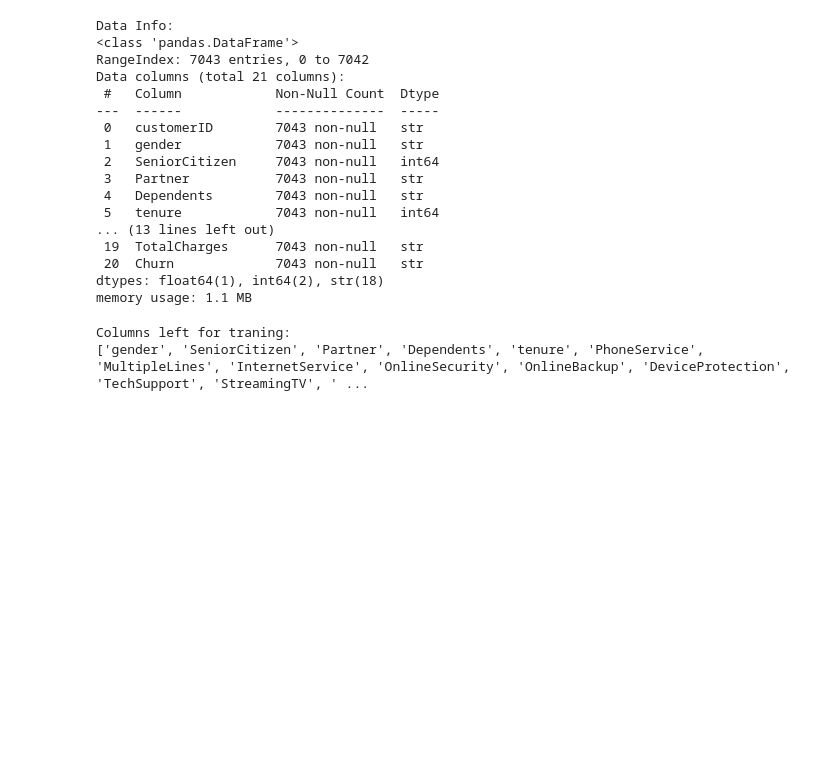
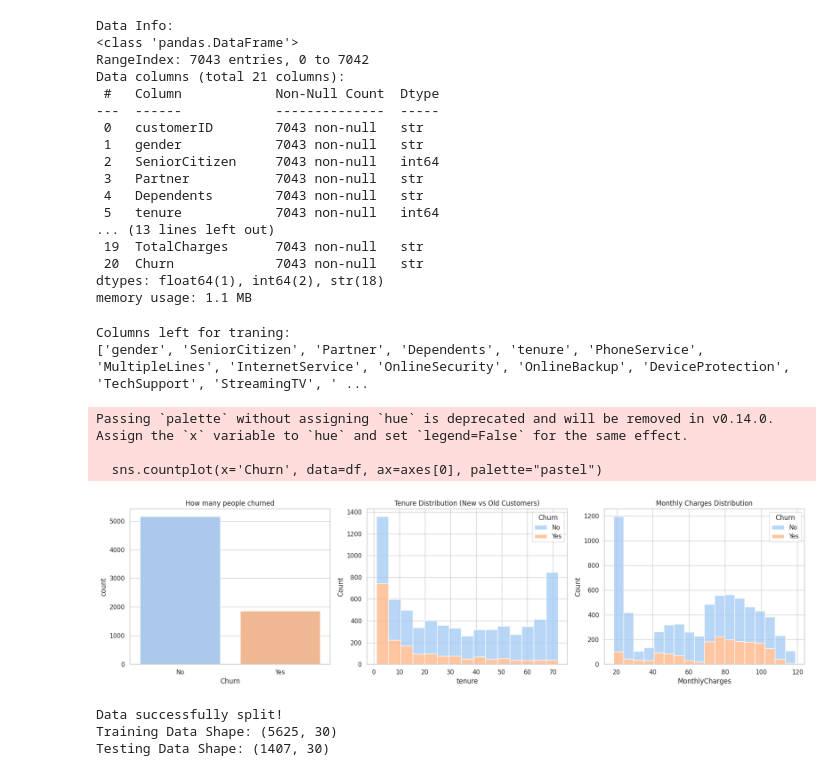
Before and after one commit to GurKalra/Telco-Churn-ICSSR, a Jupyter notebook: churn_analysis.ipynb, the cells around one changed output. Cells and saved outputs as stored; diff of their text form; code cells hidden in the pictures; blank space fills up the shorter version.

Commit message:
Splitting data for AI training

```diff
--- a/churn_analysis.ipynb
+++ b/churn_analysis.ipynb
@@ -48,3 +48,54 @@ print(df.columns.tolist())
 # %% [output]
 Columns left for traning:
 ['gender', 'SeniorCitizen', 'Partner', 'Dependents', 'tenure', 'PhoneService', 'MultipleLines', 'InternetService', 'OnlineSecurity', 'OnlineBackup', 'DeviceProtection', 'TechSupport', 'StreamingTV', ' ...
+# %%
+import matplotlib.pyplot as plt
+import seaborn as sns
+
+sns.set(style="whitegrid")
+
+# figure with 3 subplots
+fig, axes = plt.subplots(1,3, figsize=(18, 5))
+
+#Overall Churn Distribution
+sns.countplot(x='Churn', data=df, ax=axes[0], palette="pastel")
+axes[0].set_title('How many people churned')
+
+#Tenure distribution by churn
+sns.histplot(data=df, x='tenure', hue='Churn', multiple='stack', ax=axes[1], palette="pastel" )
+axes[1].set_title('Tenure Distribution (New vs Old Customers)')
+
+#Monthly charges distribution by churn
+sns.histplot(data=df, x='MonthlyCharges', hue='Churn', multiple='stack', ax=axes[2], palette="pastel")
+axes[2].set_title('Monthly Charges Distribution')
+
+plt.tight_layout()
+plt.show()
+# %% [output]
+Passing `palette` without assigning `hue` is deprecated and will be removed in v0.14.0. Assign the `x` variable to `hue` and set `legend=False` for the same effect.
+
+  sns.countplot(x='Churn', data=df, ax=axes[0], palette="pastel")
+[figure, added]
+# %%
+from sklearn.model_selection import train_test_split
+
+#Converting churn to yes:1 and no:0
+df['Churn'] = df['Churn'].map({'Yes':1, 'No':0})
+
+#Converting all other data to numeric values
+df_encoded = pd.get_dummies(df, drop_first=True)
+
+# Setting features and target
+X = df_encoded.drop('Churn', axis=1)
+y = df_encoded['Churn']
+
+#Spliiting data (80-20)
+X_train, X_test, y_train, y_test = train_test_split(X,y, test_size=0.2, random_state=42)
+
+print("Data successfully split!")
+print(f"Training Data Shape: {X_train.shape}")
+print(f"Testing Data Shape: {X_test.shape}")
+# %% [output]
+Data successfully split!
+Training Data Shape: (5625, 30)
+Testing Data Shape: (1407, 30)
```
